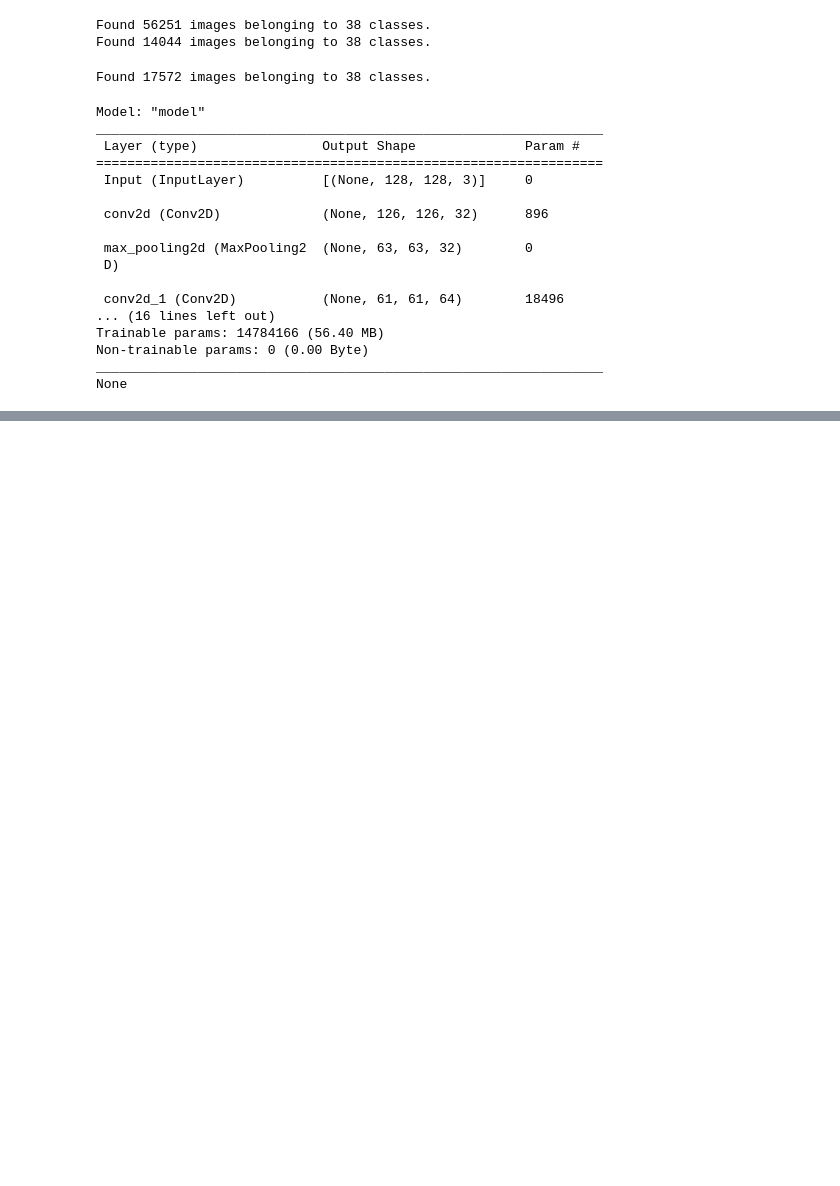
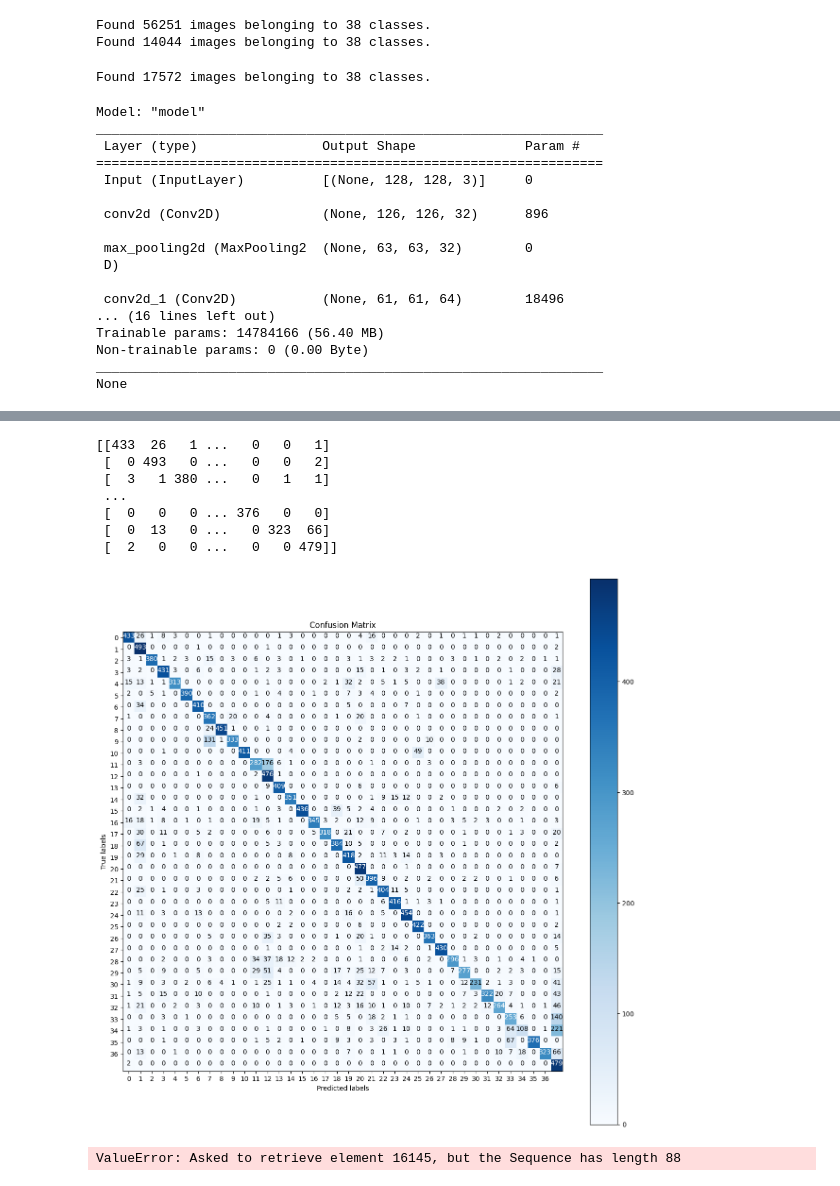
Before and after one commit to SiyiGit/github_actions, a Jupyter notebook: CNN_model_06022024.ipynb, the cells around one changed output, grey strips where cells are left out. Drawn from its saved outputs; the diff is of its cells as text; code cells hidden in the pictures; blank space fills up the shorter version.

```diff
--- a/CNN_model_06022024.ipynb
+++ b/CNN_model_06022024.ipynb
@@ -246,0 +234,4 @@ cnn_model = load_model("/kaggle/working/model.h5")
+# %%
+y_test_class =test_data.classes
+
+print(metrics.classification_report(y_test_class, test_pred_class))
@@ -246,0 +258,58 @@ cnn_model = load_model("/kaggle/working/model.h5")
+# %%
+import itertools
+
+#confusion Matrix
+cnn_matrix = metrics.confusion_matrix(y_test_class, test_pred_class)
+print(cnn_matrix)
+
+classes = range(0,37)
+
+plt.figure(figsize=(15,15))
+
+plt.imshow(cnn_matrix, interpolation='nearest',cmap='Blues')
+plt.title("Confusion Matrix")
+plt.colorbar()
+tick_marks = np.arange(len(classes))
+plt.xticks(tick_marks, classes)
+plt.yticks(tick_marks, classes)
+
+for i, j in itertools.product(range(cnn_matrix.shape[0]), range(cnn_matrix.shape[1])):
+    plt.text(j, i, cnn_matrix[i, j],
+             horizontalalignment="center",
+             color="white" if cnn_matrix[i, j] > ( cnn_matrix.max() / 2) else "black")
+
+plt.ylabel('True labels')
+plt.xlabel('Predicted labels')
+plt.show()
+# %% [output]
+[[433  26   1 ...   0   0   1]
+ [  0 493   0 ...   0   0   2]
+ [  3   1 380 ...   0   1   1]
+ ...
+ [  0   0   0 ... 376   0   0]
+ [  0  13   0 ...   0 323  66]
+ [  2   0   0 ...   0   0 479]]
+[figure, added]
+# %%
+# still need to work on this one
+error_indexes = []
+for i in range(len(test_pred)):
+    if (test_pred_class[i] != y_test_class[i]):
+        if(y_test_class[i] == 33 or y_test_class[i] == 34):
+            if(test_pred_class[i] == 37 ):
+                error_indexes += [i]
+
+j = 1
+for i in np.random.choice(error_indexes, size = 3):
+    img = test_data[i]
+    img = img.reshape(28, 28)
+
+    plt.subplot(1, 3, j)
+    j = j + 1
+    plt.axis('off')
+    plt.imshow(img, cmap=cm.binary, interpolation='None')
+    plt.title('True Label: ' + str(y_test_class[i]) \
+              + '\n' + 'Prediction: '+ str(test_pred_class[i]) \
+              + '\n' + 'Confidence: '+ str(round(test_pred[i][test_pred_class[i]], 2)))
+# %% [output]
+ValueError: Asked to retrieve element 16145, but the Sequence has length 88
```
Also changed, not shown: parts of 11 cells of this notebook.
